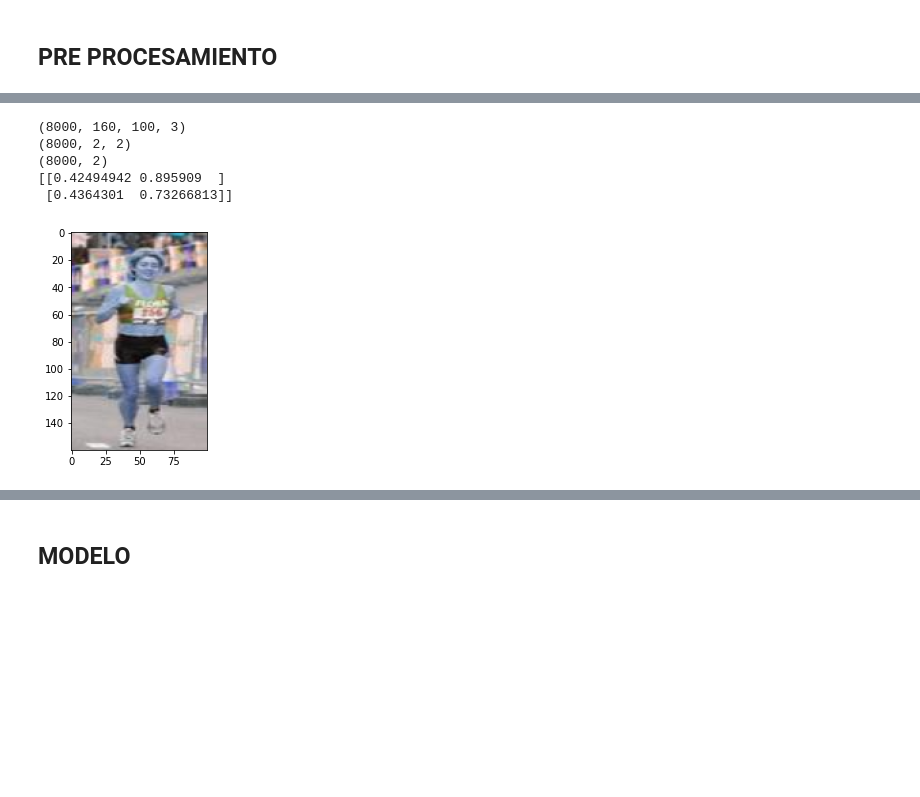
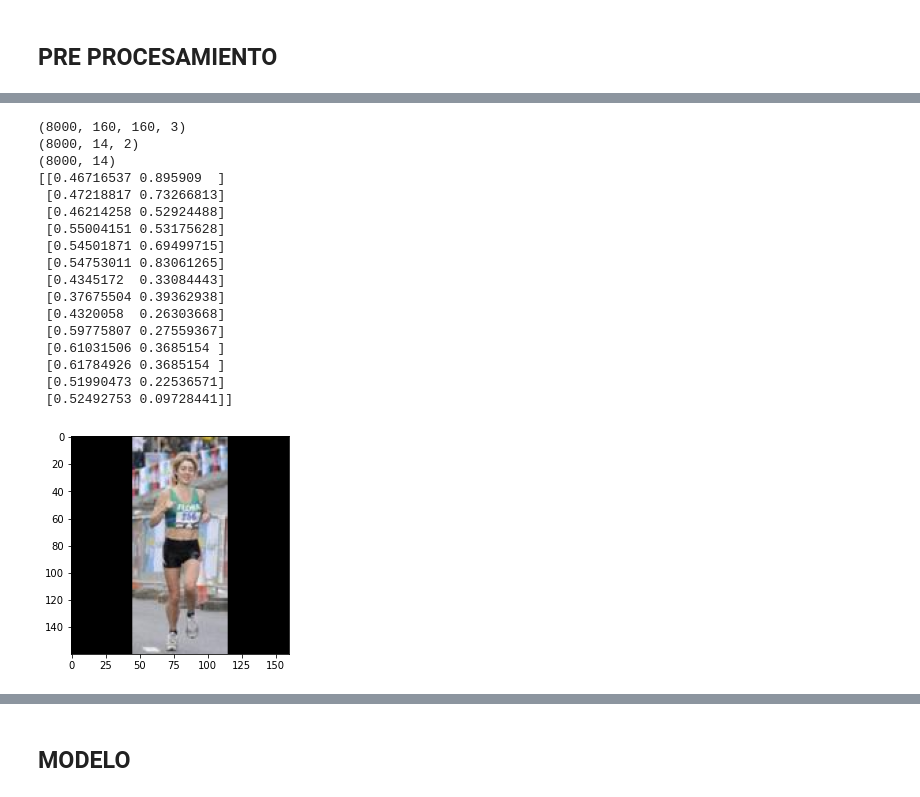
Before and after one commit to Diego-loza/Final-TAC, a Jupyter notebook: ModeloFinal.ipynb, the cells around one changed output, grey strips where cells are left out. Cells and saved outputs as stored; diff of their text form; code cells hidden in the pictures; blank space fills up the shorter version.

```diff
--- a/ModeloFinal.ipynb
+++ b/ModeloFinal.ipynb
@@ -65,8 +73,8 @@ First:
 # %% [markdown]
 ## Variables globales
 # %%
-W = 160
-H = 100
-nArt = 2
+W = 160 #Ancho de las imagenes estandarizadas
+H = 160 #Alto de las imagenes estandarizadas
+nArt = 14 #Nro de articulaciones
 # %% [markdown]
 ## PRE PROCESAMIENTO
@@ -86,6 +113,7 @@ for i in range(1,15):
     cols.append('JY'+str(i))
     cols.append('JB'+str(i))
 
+#Dataframe donde se guarda toda la información del dataset correctamente formateado
 data = pd.DataFrame(columns=cols)
 
 for i in range(2000):
@@ -94,10 +122,23 @@ for i in range(2000):
     path = 'lsp_dataset/images/' +'im'+str(i+1).zfill(4)+  '.jpg'
     dict = {'File': path}
     img = cv2.imread(path)
+
+    #dimensiones originales de las imagenes
+    h, w = img.shape[:2]
+
+    #dif: dimensión más grande de la imagen (ancho o alto)
+    dif = h if h > w else w
+    #difw: diferencia entre la dimensión más grande y el ancho
+    difw = (dif - w)//2
+    #difh: diferencia entre la dimensión más grande y el alto
+    difh = (dif - h)//2
+    res = resize_img(img,(H, W))
+
     #Imagen original
     for j in range(nArt):
-        jx = joints[i][j][0]/img.shape[1]
-        jy = joints[i][j][1]/img.shape[0]
+        #Reposicionamiento de las articulaciones en la imagen redimensionada y con las nuevas dimensiones
+        jx = (joints[i][j][0]+difw)/dif
+        jy = (joints[i][j][1]+difh)/dif
         jb = int(joints[i][j][2])
         dict['JX'+str(j+1)] = [jx]
         dict['JY'+str(j+1)] = [jy]
@@ -105,7 +146,6 @@ for i in range(2000):
         dict['DA'] = 0
         arts.append(np.asarray([jx,jy]))
         arts_vi.append(jb)
-    res = cv2.resize(img, dsize=(H, W))
     res_imgs.append(res)
     art_porcs.append(np.asarray(arts))
     art_vis.append(np.asarray(arts_vi))
@@ -114,10 +154,12 @@ for i in range(2000):
 
     arts = []
     arts_vi = []
+    dict = {'File': path}
     #Imagen flip-horizontal
     for j in range(nArt):
-        jx = 1 - (joints[i][j][0]/img.shape[1])
-        jy = joints[i][j][1]/img.shape[0]
+        #Reposicionamiento de las articulaciones en la imagen invertida, redimensionada, y con las nuevas dimensiones
+        jx = 1 - ((joints[i][j][0]+difw)/dif)
+        jy = (joints[i][j][1]+difh)/dif
         jb = int(joints[i][j][2])
         dict['JX'+str(j+1)] = [jx]
         dict['JY'+str(j+1)] = [jy]
@@ -125,8 +167,7 @@ for i in range(2000):
         dict['DA'] = 0
         arts.append(np.asarray([jx,jy]))
         arts_vi.append(jb)
-    res = cv2.flip(cv2.resize(img, dsize=(H, W)),1)
-    res_imgs.append(res)
+    res_imgs.append(cv2.flip(res,1))
     art_porcs.append(np.asarray(arts))
     art_vis.append(np.asarray(arts_vi))
     df = pd.DataFrame(dict)
@@ -134,10 +175,12 @@ for i in range(2000):
 
     arts = []
     arts_vi = []
+    dict = {'File': path}
     #Imagen flip-vertical
     for j in range(nArt):
-        jx = joints[i][j][0]/img.shape[1]
-        jy = 1-(joints[i][j][1]/img.shape[0])
+        #Reposicionamiento de las articulaciones en la imagen invertida, redimensionada, y con las nuevas dimensiones
+        jx = (joints[i][j][0]+difw)/dif
+        jy = 1-((joints[i][j][1]+difh)/dif)
         jb = int(joints[i][j][2])
         dict['JX'+str(j+1)] = [jx]
         dict['JY'+str(j+1)] = [jy]
@@ -145,47 +188,59 @@ for i in range(2000):
         dict['DA'] = 0
         arts.append(np.asarray([jx,jy]))
         arts_vi.append(jb)
-    res = cv2.flip(cv2.resize(img, dsize=(H, W)),0)
-    res_imgs.append(res)
+    res_imgs.append(cv2.flip(res,0))
     art_porcs.append(np.asarray(arts))
     art_vis.append(np.asarray(arts_vi))
     df = pd.DataFrame(dict)
     data = pd.concat([data, df], ignore_index=True, axis=0)
 
     arts = []
     arts_vi = []
-    #Imagen flip-vertical
+    dict = {'File': path}
+    #Imagen flip-diagonal
     for j in range(nArt):
-        jx = 1 - (joints[i][j][0]/img.shape[1])
-        jy = 1-(joints[i][j][1]/img.shape[0])
+        #Reposicionamiento de las articulaciones en la imagen invertida, redimensionada, y con las nuevas dimensiones
+        jx = 1 - ((joints[i][j][0]+difw)/dif)
+        jy = 1 - ((joints[i][j][1]+difh)/dif)
         jb = int(joints[i][j][2])
         dict['JX'+str(j+1)] = [jx]
         dict['JY'+str(j+1)] = [jy]
         dict['JB'+str(j+1)] = [jb]
         dict['DA'] = 0
         arts.append(np.asarray([jx,jy]))
         arts_vi.append(jb)
-    res = cv2.flip(cv2.flip(cv2.resize(img, dsize=(H, W)),0),1)
-    res_imgs.append(res)
+    res_imgs.append(cv2.flip(cv2.flip(res,0),1))
     art_porcs.append(np.asarray(arts))
     art_vis.append(np.asarray(arts_vi))
     df = pd.DataFrame(dict)
     data = pd.concat([data, df], ignore_index=True, axis=0)
 
 res_imgs = np.asarray(res_imgs)
 art_porcs = np.asarray(art_porcs)
 art_vis = np.asarray(art_vis)
 
 print(res_imgs.shape)
 print(art_porcs.shape)
 print(art_vis.shape)
-plt.imshow(res_imgs[0])
+plt.imshow(cv2.cvtColor(res_imgs[0], cv2.COLOR_BGR2RGB))
 print(art_porcs[0])
 # %% [output]
-(8000, 160, 100, 3)
-(8000, 2, 2)
-(8000, 2)
-[[0.42494942 0.895909  ]
- [0.4364301  0.73266813]]
+(8000, 160, 160, 3)
+(8000, 14, 2)
+(8000, 14)
+[[0.46716537 0.895909  ]
+ [0.47218817 0.73266813]
+ [0.46214258 0.52924488]
+ [0.55004151 0.53175628]
+ [0.54501871 0.69499715]
+ [0.54753011 0.83061265]
+ [0.4345172  0.33084443]
+ [0.37675504 0.39362938]
+ [0.4320058  0.26303668]
+ [0.59775807 0.27559367]
+ [0.61031506 0.3685154 ]
+ [0.61784926 0.3685154 ]
+ [0.51990473 0.22536571]
+ [0.52492753 0.09728441]]
-[figure, old version]
+[figure, new version]
 # %%
```
Also changed, not shown: parts of 20 cells of this notebook, 12 other files.
